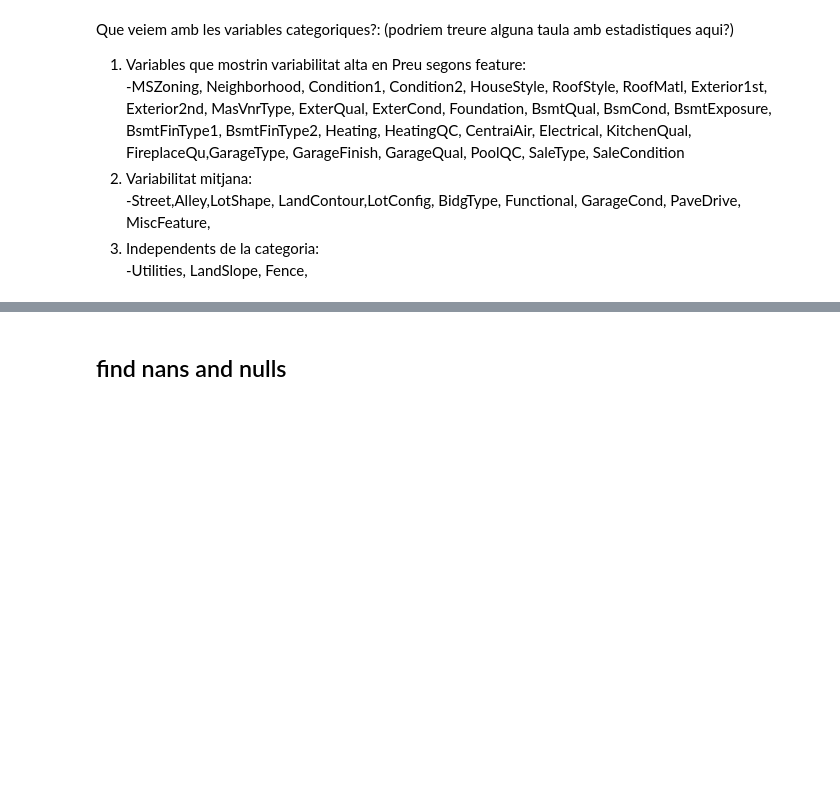
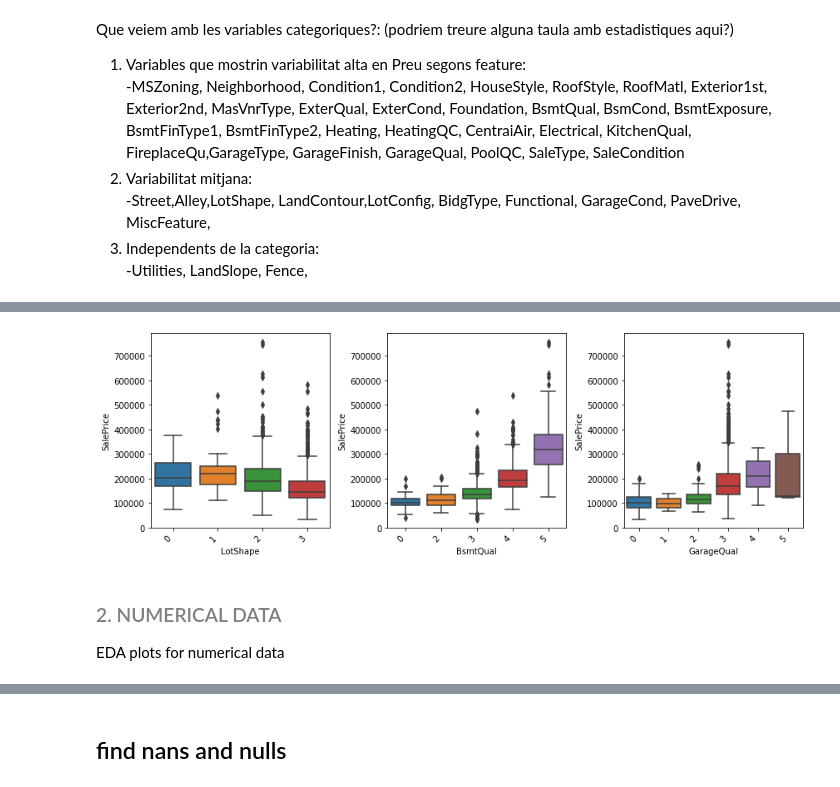
Before and after one commit to PCerralbo/House_Prices, a Jupyter notebook: EDA_HP.ipynb, the cells around one changed output, grey strips where cells are left out. Drawn from its saved outputs; the diff is of its cells as text; code cells hidden in the pictures; blank space fills up the shorter version.

```diff
--- a/EDA_HP.ipynb
+++ b/EDA_HP.ipynb
@@ -148,0 +166,2 @@ Que veiem amb les variables categoriques?: (podriem treure alguna taula amb esta
+# %%
+df_cat.drop(columns=['Utilities','LandSlope','Fence'], inplace=True)
@@ -149,2 +170,40 @@ Que veiem amb les variables categoriques?: (podriem treure alguna taula amb esta
+# %%
+cleanup_nums = {"LotShape":     {"IR3": 0, "IR2": 1, "IR1": 2, "Reg": 3},
+                "LandSlope": {"Gtl": 0, "Mod": 1, "Sev": 2 },
+                "ExterQual": {"Po":0,"Fa":1,"TA":2,"Gd":3,"Ex":4},
+                "ExterCond": {"Po":0,"Fa":1,"TA":2,"Gd":3,"Ex":4},
+                "BsmtQual": {"No_F":0,"Po":1,"Fa":2,"TA":3,"Gd":4,"Ex":5},
+                "BsmtCond": {"No_F":0,"Po":1,"Fa":2,"TA":3,"Gd":4,"Ex":5},
+                "BsmtExposure": {"No_F":0,"No":1,"Mn":2,"Av":3,"Gd":4},
+                "BsmtFinType1": {"No_F":0,"Unf":1,"LwQ":2,"Rec":3,"BLQ":4,"ALQ":5,"GLQ":6},
+                "BsmtFinType2": {"No_F":0,"Unf":1,"LwQ":2,"Rec":3,"BLQ":4,"ALQ":5,"GLQ":6},
+                "HeatingQC": {"Po":0,"Fa":1,"TA":2,"Gd":3,"Ex":4},
+                "KitchenQual": {"Po":0,"Fa":1,"TA":2,"Gd":3,"Ex":4},
+                "FireplaceQu": {"No_F":0,"Po":1,"Fa":2,"TA":3,"Gd":4,"Ex":5},
+                "GarageQual": {"No_F":0,"Po":1,"Fa":2,"TA":3,"Gd":4,"Ex":5},
+                "GarageCond": {"Po":0,"Fa":1,"TA":2,"Gd":3,"Ex":4},
+                "PoolQC": {"Po":0,"Fa":1,"TA":2,"Gd":3,"Ex":4}
+               }
+# unos que son categoria y podemos pasar a numerico
+df_cat.replace(cleanup_nums, inplace=True)
+# %%
+#CATEGORIES TO ELIMINATE?
+column_list=['LotShape','BsmtQual','GarageQual']
+
+df_elim=pd.concat([df_cat[column_list],df[['SalePrice']]],axis=1)
+
+fig, axs = plt.subplots(1,3,figsize=(12,4))
+axs = axs.flatten()
+
+for i,(ax, feature) in enumerate (zip(axs, column_list)):
+    boxplot= sns.boxplot(data=df_cat,x=feature, y='SalePrice',ax=ax,)
+    boxplot.set_xticklabels(boxplot.get_xticklabels(), rotation=45, horizontalalignment='right')
+plt.tight_layout()
+# %% [output]
+[figure, added]
+# %% [markdown]
+### <font color=gray>2. NUMERICAL DATA</font>
+
+EDA plots for numerical data
 # %%
 STOP()
```
Also changed, not shown: parts of 5 cells of this notebook.
